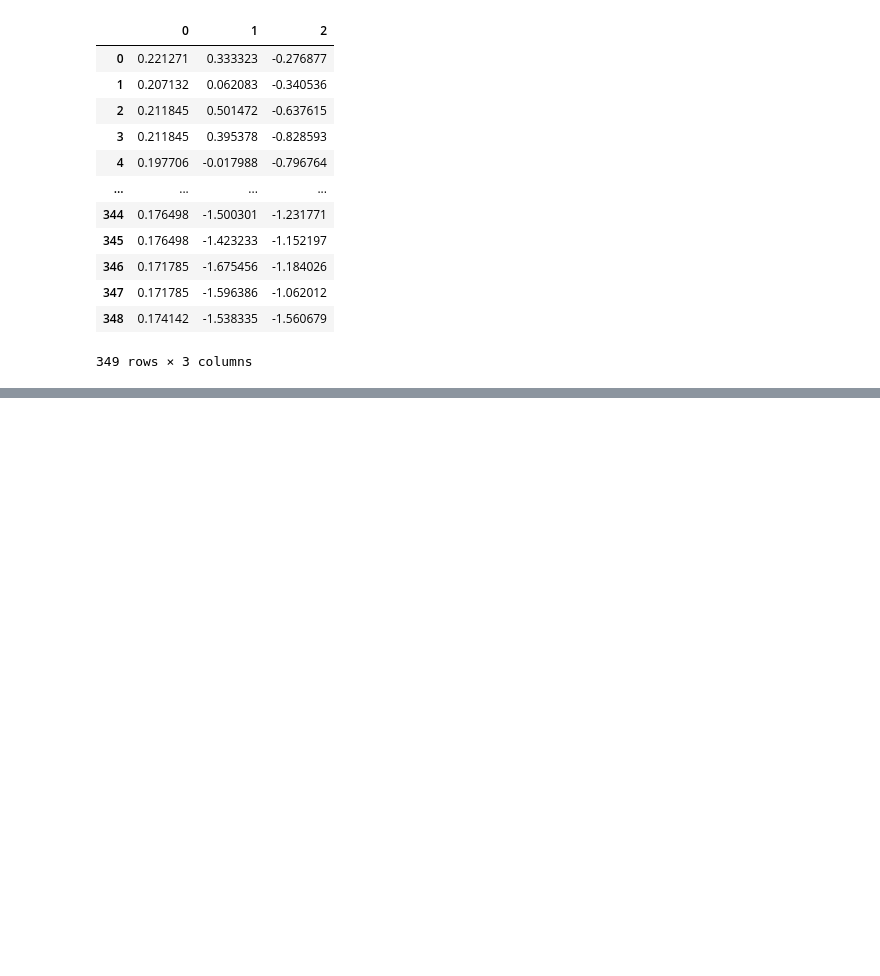
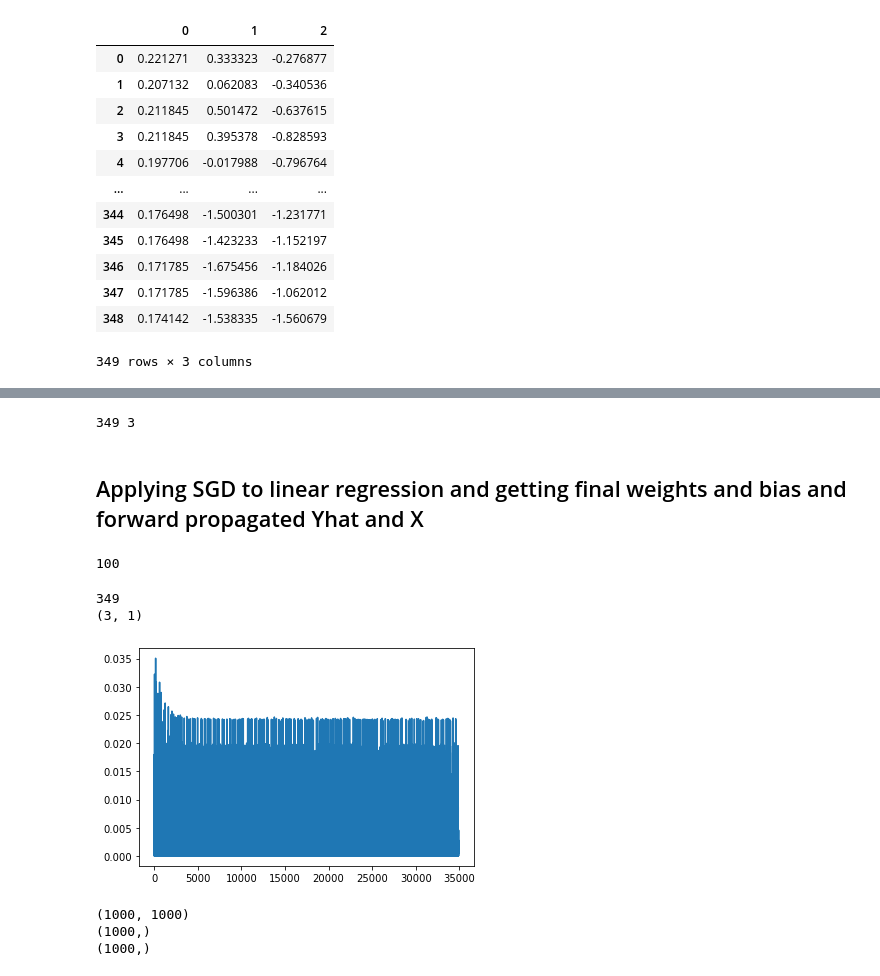
Before and after one commit to prakHr/NeuralNetworksAndFuzzyLogic, a Jupyter notebook: Assignment1_2.ipynb, the cells around one changed output, grey strips where cells are left out. Cells and saved outputs as stored; diff of their text form; code cells hidden in the pictures; blank space fills up the shorter version.

Commit message:
Added corrections in code and plots

```diff
--- a/Assignment1_2.ipynb
+++ b/Assignment1_2.ipynb
@@ -292,0 +114,72 @@ results = grad_des(X, y, w, m, alpha, k)
+# %%
+learning_rate = 0.001
+iterations = 1000
+overall_costs=[]
+sgd_iters = 100
+print(N,D)
+# %% [output]
+349 3
+# %% [markdown]
+## Applying  SGD to linear regression and getting final weights and bias and forward propagated Yhat and X
+# %%
+W = np.random.randn(D)/np.sqrt(D)
+W = np.array([W]).T
+W0=W.copy()
+
+cost_for_plots = []
+for i in range(sgd_iters):
+    tmpX,tmpY = shuffle(X_new,Y_new)
+#     print(tmpX.shape)
+#     print(tmpY.shape)
+#     break
+    costs=[]
+    for n in range(N):
+        # Step 1: Made predictions
+        x = tmpX[n,:].reshape(1,D)
+        y = tmpY[n,:].reshape(1,1)
+
+#         print(x.shape)
+#         print(y.shape)
+
+#         break
+        Yhat = x.dot(W)
+        delta = Yhat-y
+    #     print(Yhat.shape)
+    #     print(delta.shape)
+        # Step 2: Apply convergence rule
+    #     print(X.T.dot(delta).shape)
+        W = W - learning_rate*x.T.dot(delta)
+
+        mse = np.multiply(delta,delta).sum()/N
+        cost_for_plots.append(mse)
+        costs.append(mse)
+#     print(f"costs = {costs}")
+#     costs=np.array(costs)
+    overall_costs.append(costs)
+# overall_costs=np.array(overall_costs)
+# %%
+print(len(overall_costs))
+# %% [output]
+100
+# %%
+print(len(overall_costs[0]))
+print(W.shape)
+# %% [output]
+349
+(3, 1)
+# %%
+plt.plot(cost_for_plots)
+plt.show()
+# %% [output]
+[figure, added]
+# %%
+w1 = np.linspace(-0.4,0.4,num=1000)
+w2 = np.linspace(-0.4,0.4,num=1000)
+J1 = np.zeros((len(w1),len(w2)))
+print(J1.shape)
+print(w1.shape)
+print(w2.shape)
+# %% [output]
+(1000, 1000)
+(1000,)
+(1000,)
```
Also changed, not shown: parts of 50 cells of this notebook.
